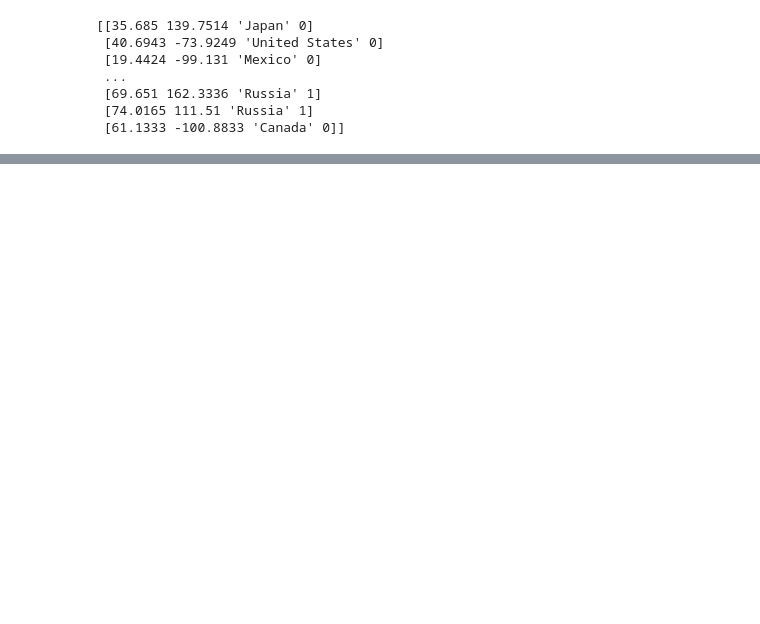
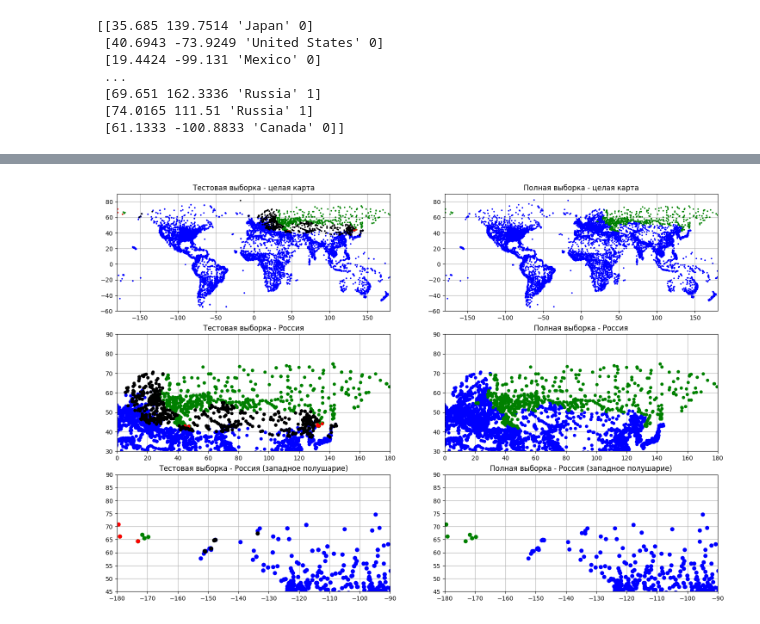
Before and after one commit to Ger0r0r/Neural-Networks, a Jupyter notebook: task_2/NN.ipynb, the cells around one changed output, grey strips where cells are left out. Drawn from its saved outputs; the diff is of its cells as text; code cells hidden in the pictures; blank space fills up the shorter version.

```diff
--- a/task_2/NN.ipynb
+++ b/task_2/NN.ipynb
@@ -302,0 +467,68 @@ plt.show()
+# %%
+X_0 = X[y == 0]
+X_1 = X[y == 1]
+
+TN_d_x = np.concatenate(TN_d_x)
+TN_d_y = np.concatenate(TN_d_y)
+TP_d_x = np.concatenate(TP_d_x)
+TP_d_y = np.concatenate(TP_d_y)
+FN_d_x = np.concatenate(FN_d_x)
+FN_d_y = np.concatenate(FN_d_y)
+FP_d_x = np.concatenate(FP_d_x)
+FP_d_y = np.concatenate(FP_d_y)
+
+fig, axes = plt.subplots(nrows=3, ncols=2, figsize=(18, 12))
+
+axes[0, 0].plot(TN_d_x, TN_d_y, "b.", label='TN', ms=3)
+axes[0, 0].plot(TP_d_x, TP_d_y, "g.", label='TP', ms=3)
+axes[0, 0].plot(FN_d_x, FN_d_y, "r.", label='FN', ms=3)
+axes[0, 0].plot(FP_d_x, FP_d_y, "k.", label='FP', ms=3)
+axes[0, 0].set_title('Тестовая выборка - целая карта')
+axes[0, 0].grid(True)
+axes[0, 0].set_xlim(-180, 180)
+axes[0, 0].set_ylim(-60, 90)
+
+axes[0, 1].plot(X_0[:,1], X_0[:,0], "b.", label='T', ms=3)
+axes[0, 1].plot(X_1[:,1], X_1[:,0], "g.", label='F', ms=3)
+axes[0, 1].set_title('Полная выборка - целая карта')
+axes[0, 1].grid(True)
+axes[0, 1].set_xlim(-180, 180)
+axes[0, 1].set_ylim(-60, 90)
+
+axes[1, 0].plot(TN_d_x, TN_d_y, "b.", label='TN', ms=9)
+axes[1, 0].plot(TP_d_x, TP_d_y, "g.", label='TP', ms=9)
+axes[1, 0].plot(FN_d_x, FN_d_y, "r.", label='FN', ms=9)
+axes[1, 0].plot(FP_d_x, FP_d_y, "k.", label='FP', ms=9)
+axes[1, 0].set_title('Тестовая выборка - Россия')
+axes[1, 0].grid(True)
+axes[1, 0].set_xlim(0, 180)
+axes[1, 0].set_ylim(30, 90)
+
+axes[1, 1].plot(X_0[:,1], X_0[:,0], "b.", label='T', ms=9)
+axes[1, 1].plot(X_1[:,1], X_1[:,0], "g.", label='F', ms=9)
+axes[1, 1].set_title('Полная выборка - Россия')
+axes[1, 1].grid(True)
+axes[1, 1].set_xlim(0, 180)
+axes[1, 1].set_ylim(30, 90)
+
+axes[2, 0].plot(TN_d_x, TN_d_y, "b.", label='TN', ms=12)
+axes[2, 0].plot(TP_d_x, TP_d_y, "g.", label='TP', ms=12)
+axes[2, 0].plot(FN_d_x, FN_d_y, "r.", label='FN', ms=12)
+axes[2, 0].plot(FP_d_x, FP_d_y, "k.", label='FP', ms=12)
+axes[2, 0].set_title('Тестовая выборка - Россия (западное полушарие)')
+axes[2, 0].grid(True)
+axes[2, 0].set_xlim(-180, -90)
+axes[2, 0].set_ylim(45, 90)
+
+axes[2, 1].plot(X_0[:,1], X_0[:,0], "b.", label='T', ms=12)
+axes[2, 1].plot(X_1[:,1], X_1[:,0], "g.", label='F', ms=12)
+# axes[2, 1].set_xlim(0, 6)
+# axes[2, 1].set_ylim(0, 40)
+axes[2, 1].set_title('Полная выборка - Россия (западное полушарие)')
+axes[2, 1].grid(True)
+axes[2, 1].set_xlim(-180, -90)
+axes[2, 1].set_ylim(45, 90)
+
+plt.show()
+# %% [output]
+[figure, added]
```
Also changed, not shown: parts of 35 cells of this notebook, 2 other files.
